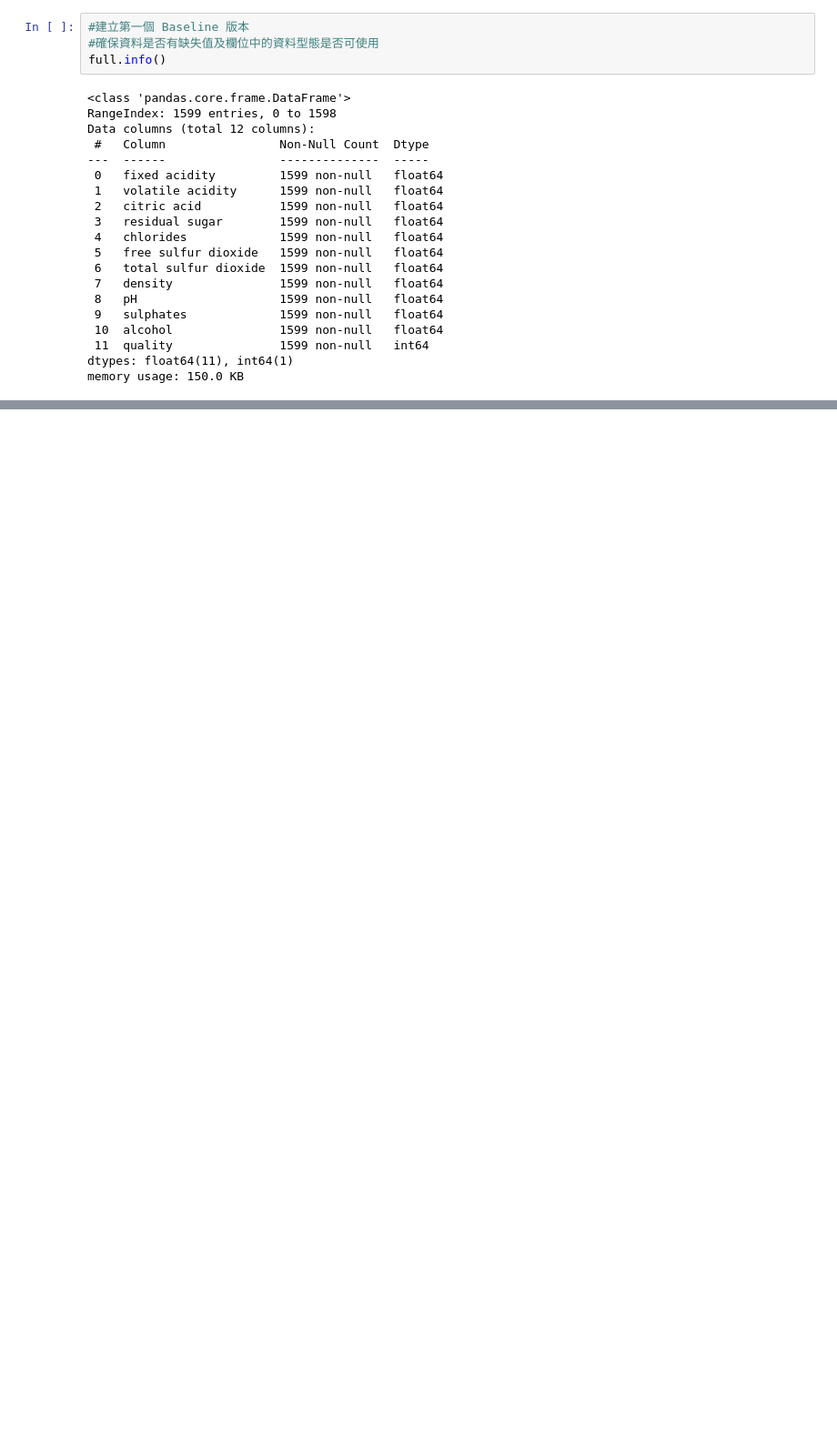
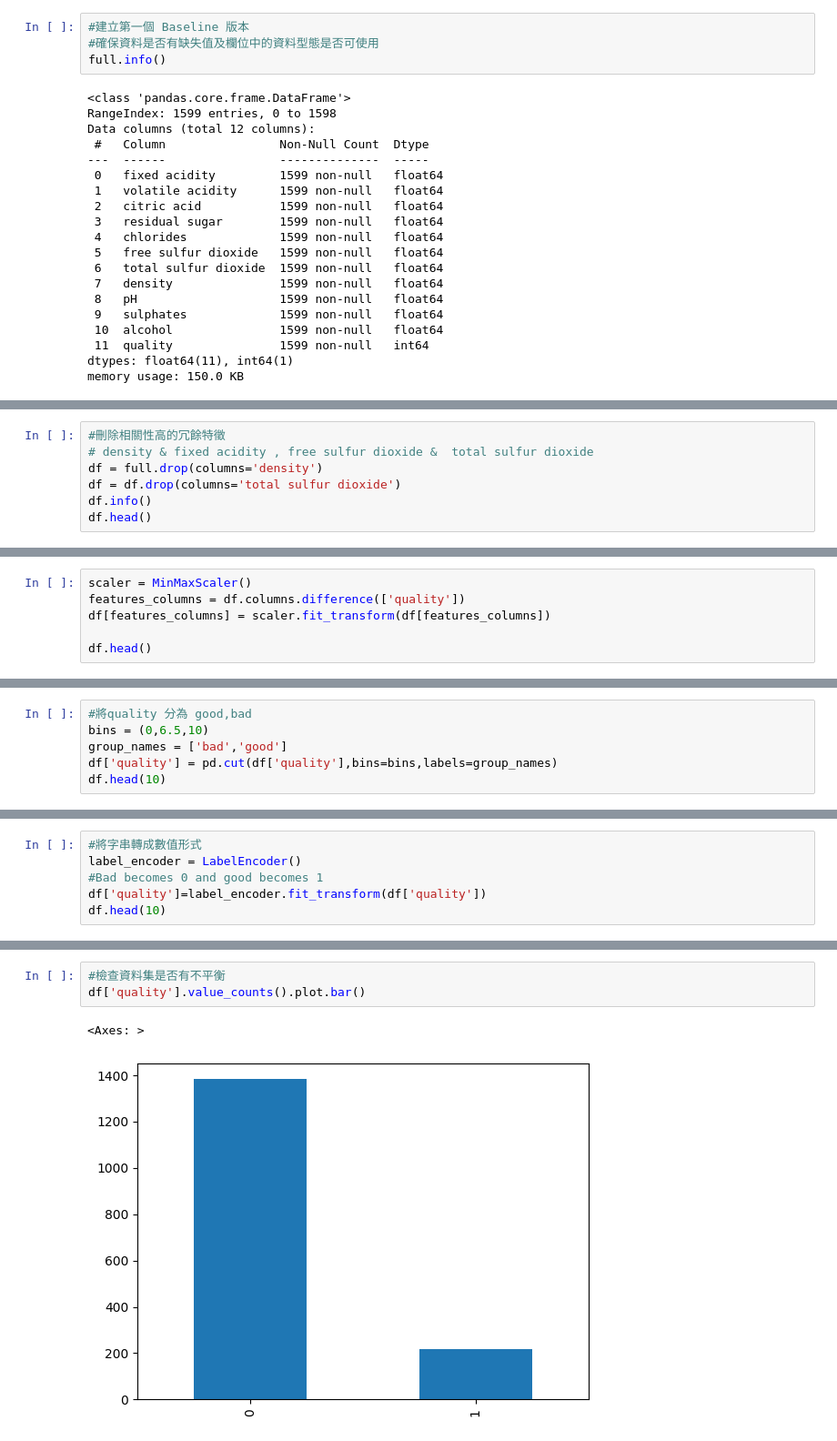
Before and after one commit to Jin0704/Prediction-of-quality-of-Wine, a Jupyter notebook: 專案實作_紅酒品質分類預測.ipynb, the cells around one changed output, grey strips where cells are left out. Shown at 91% size. Cells and saved outputs as stored; diff of their text form; blank space fills up the shorter version.

```diff
--- a/專案實作_紅酒品質分類預測.ipynb
+++ b/專案實作_紅酒品質分類預測.ipynb
@@ -140,0 +221,7 @@ print(rfc_eval.mean())
+# %%
+#刪除相關性高的冗餘特徵
+# density & fixed acidity , free sulfur dioxide &  total sulfur dioxide
+df = full.drop(columns='density')
+df = df.drop(columns='total sulfur dioxide')
+df.info()
+df.head()
@@ -140,0 +253,6 @@ print(rfc_eval.mean())
+# %%
+scaler = MinMaxScaler()
+features_columns = df.columns.difference(['quality'])
+df[features_columns] = scaler.fit_transform(df[features_columns])
+
+df.head()
@@ -140,0 +266,6 @@ print(rfc_eval.mean())
+# %%
+#將quality 分為 good,bad
+bins = (0,6.5,10)
+group_names = ['bad','good']
+df['quality'] = pd.cut(df['quality'],bins=bins,labels=group_names)
+df.head(10)
@@ -140,0 +284,6 @@ print(rfc_eval.mean())
+# %%
+#將字串轉成數值形式
+label_encoder = LabelEncoder()
+#Bad becomes 0 and good becomes 1
+df['quality']=label_encoder.fit_transform(df['quality'])
+df.head(10)
@@ -140,0 +302,6 @@ print(rfc_eval.mean())
+# %%
+#檢查資料集是否有不平衡
+df['quality'].value_counts().plot.bar()
+# %% [output]
+<Axes: >
+[figure, added]
```
Also changed, not shown: parts of 23 cells of this notebook.
